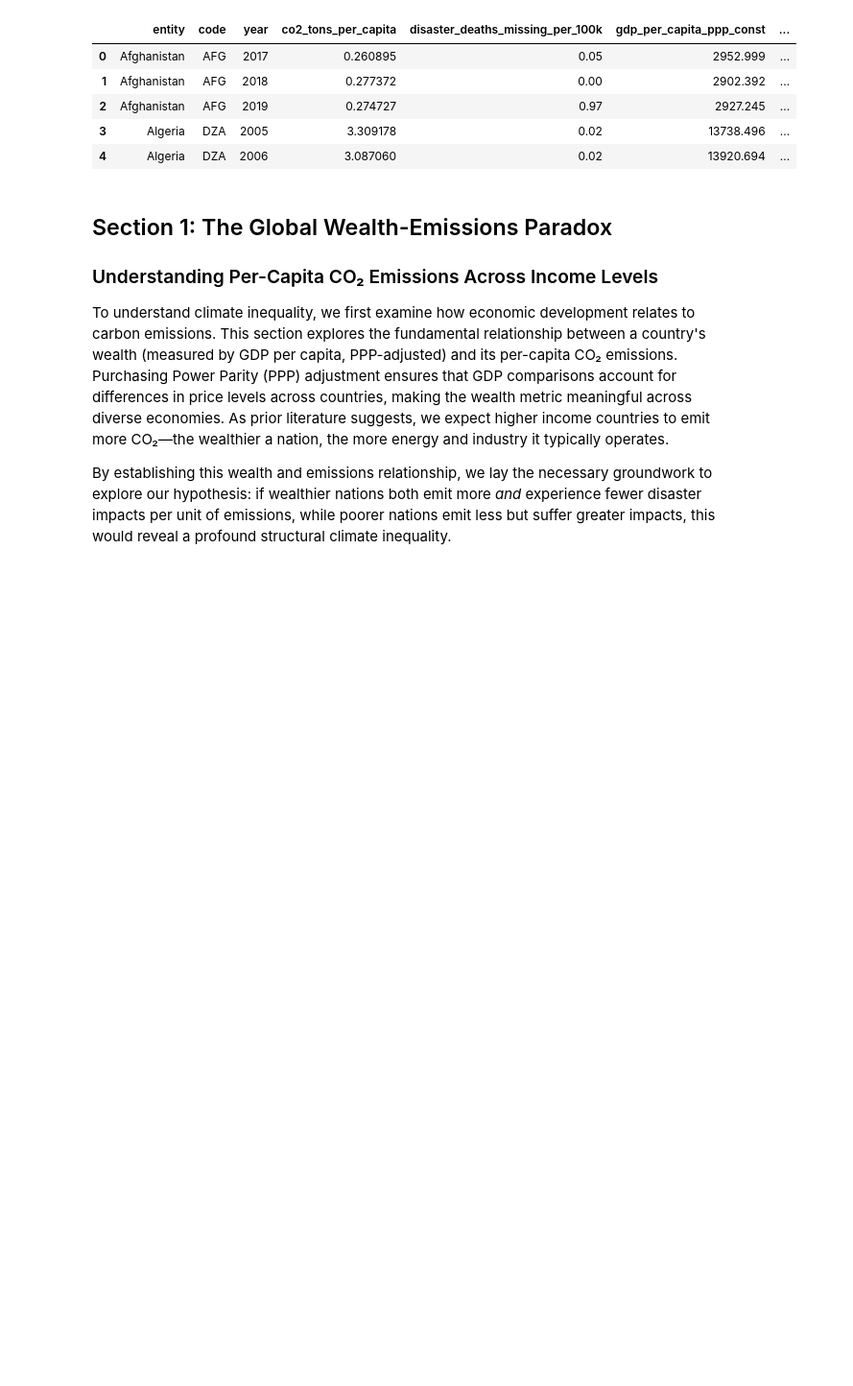
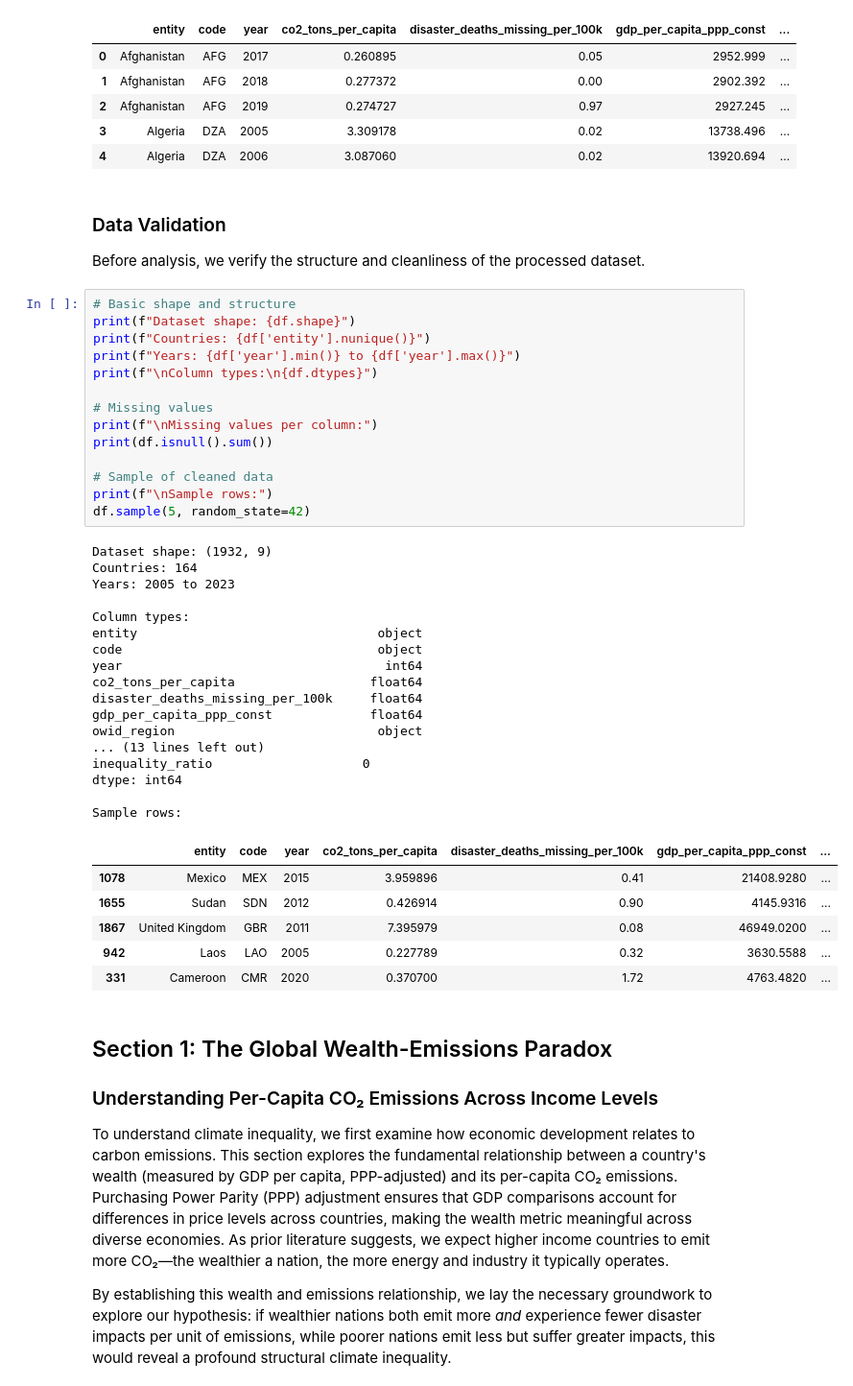
Before and after one commit to COGS108/Group133_WI26, a Jupyter notebook: 03-FinalProject.ipynb, the cells around one changed output. Shown at 96% size. Saved outputs shown, nothing was run; the diff lists cells and outputs as text; blank space fills up the shorter version.

Commit message:
data validation

```diff
--- a/03-FinalProject.ipynb
+++ b/03-FinalProject.ipynb
@@ -191,6 +191,48 @@ Loaded processed dataset: (1932, 7)
 | 2 | Afghanistan | AFG | 2019 | 0.274727 | 0.97 | 2927.245 | ... |
 | 3 | Algeria | DZA | 2005 | 3.309178 | 0.02 | 13738.496 | ... |
 | 4 | Algeria | DZA | 2006 | 3.087060 | 0.02 | 13920.694 | ... |
+# %% [markdown]
+### Data Validation
+
+Before analysis, we verify the structure and cleanliness of the processed dataset.
+# %%
+# Basic shape and structure
+print(f"Dataset shape: {df.shape}")
+print(f"Countries: {df['entity'].nunique()}")
+print(f"Years: {df['year'].min()} to {df['year'].max()}")
+print(f"\nColumn types:\n{df.dtypes}")
+
+# Missing values
+print(f"\nMissing values per column:")
+print(df.isnull().sum())
+
+# Sample of cleaned data
+print(f"\nSample rows:")
+df.sample(5, random_state=42)
+# %% [output]
+Dataset shape: (1932, 9)
+Countries: 164
+Years: 2005 to 2023
+
+Column types:
+entity                                object
+code                                  object
+year                                   int64
+co2_tons_per_capita                  float64
+disaster_deaths_missing_per_100k     float64
+gdp_per_capita_ppp_const             float64
+owid_region                           object
+... (13 lines left out)
+inequality_ratio                    0
+dtype: int64
+
+Sample rows:
+|  | entity | code | year | co2_tons_per_capita | disaster_deaths_missing_per_100k | gdp_per_capita_ppp_const | ... |
+| 1078 | Mexico | MEX | 2015 | 3.959896 | 0.41 | 21408.9280 | ... |
+| 1655 | Sudan | SDN | 2012 | 0.426914 | 0.90 | 4145.9316 | ... |
+| 1867 | United Kingdom | GBR | 2011 | 7.395979 | 0.08 | 46949.0200 | ... |
+| 942 | Laos | LAO | 2005 | 0.227789 | 0.32 | 3630.5588 | ... |
+| 331 | Cameroon | CMR | 2020 | 0.370700 | 1.72 | 4763.4820 | ... |
 # %% [markdown]
 ## Section 1: The Global Wealth-Emissions Paradox
 
```
